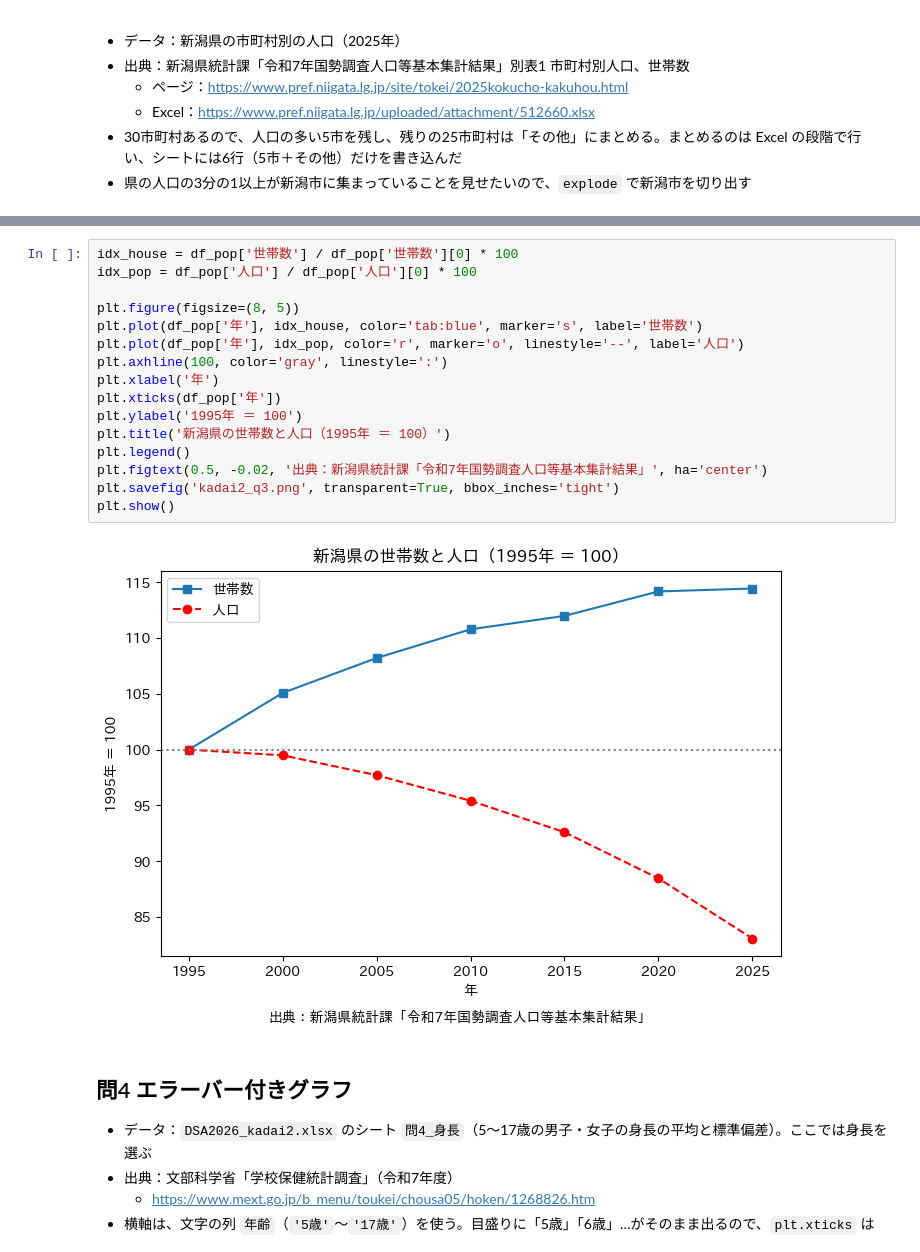
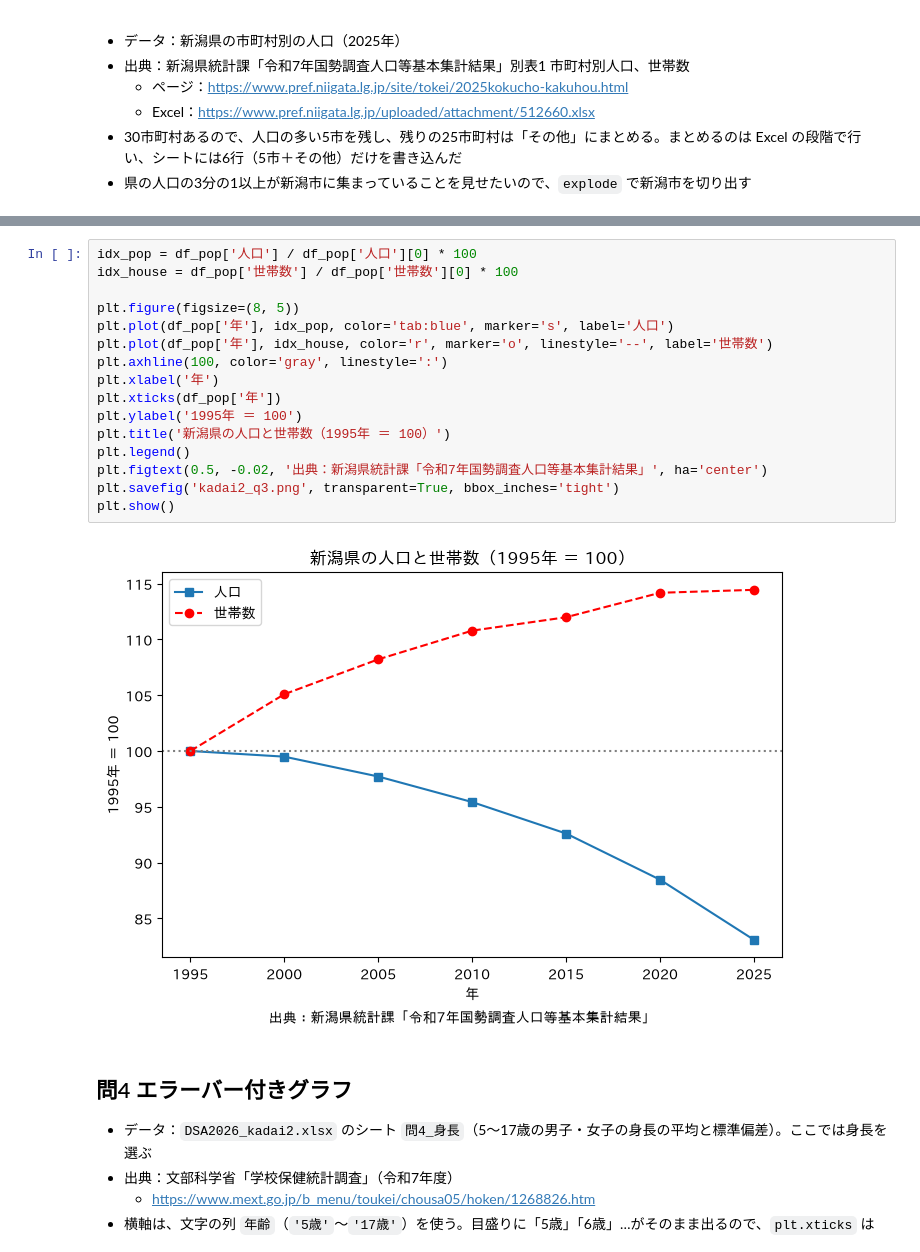
Before and after one commit to CreativeStudies-NGT/lectures, a Jupyter notebook: dsa/DSA2026_第２回課題_模範解答.ipynb, the cells around one changed output, grey strips where cells are left out. Drawn from its saved outputs; the diff is of its cells as text.

```diff
--- a/dsa/DSA2026_第２回課題_模範解答.ipynb
+++ b/dsa/DSA2026_第２回課題_模範解答.ipynb
@@ -88,21 +88,21 @@ plt.show()
 # %%
+idx_pop = df_pop['人口'] / df_pop['人口'][0] * 100
 idx_house = df_pop['世帯数'] / df_pop['世帯数'][0] * 100
-idx_pop = df_pop['人口'] / df_pop['人口'][0] * 100
 
 plt.figure(figsize=(8, 5))
-plt.plot(df_pop['年'], idx_house, color='tab:blue', marker='s', label='世帯数')
-plt.plot(df_pop['年'], idx_pop, color='r', marker='o', linestyle='--', label='人口')
+plt.plot(df_pop['年'], idx_pop, color='tab:blue', marker='s', label='人口')
+plt.plot(df_pop['年'], idx_house, color='r', marker='o', linestyle='--', label='世帯数')
 plt.axhline(100, color='gray', linestyle=':')
 plt.xlabel('年')
 plt.xticks(df_pop['年'])
 plt.ylabel('1995年 ＝ 100')
-plt.title('新潟県の世帯数と人口（1995年 ＝ 100）')
+plt.title('新潟県の人口と世帯数（1995年 ＝ 100）')
 plt.legend()
 plt.figtext(0.5, -0.02, '出典：新潟県統計課「令和7年国勢調査人口等基本集計結果」', ha='center')
 plt.savefig('kadai2_q3.png', transparent=True, bbox_inches='tight')
 plt.show()
 # %% [output]
-[figure, old version]
+[figure, new version]
 # %% [markdown]
 ## 問4 エラーバー付きグラフ
 
```
Also changed, not shown: parts of 6 cells of this notebook.
